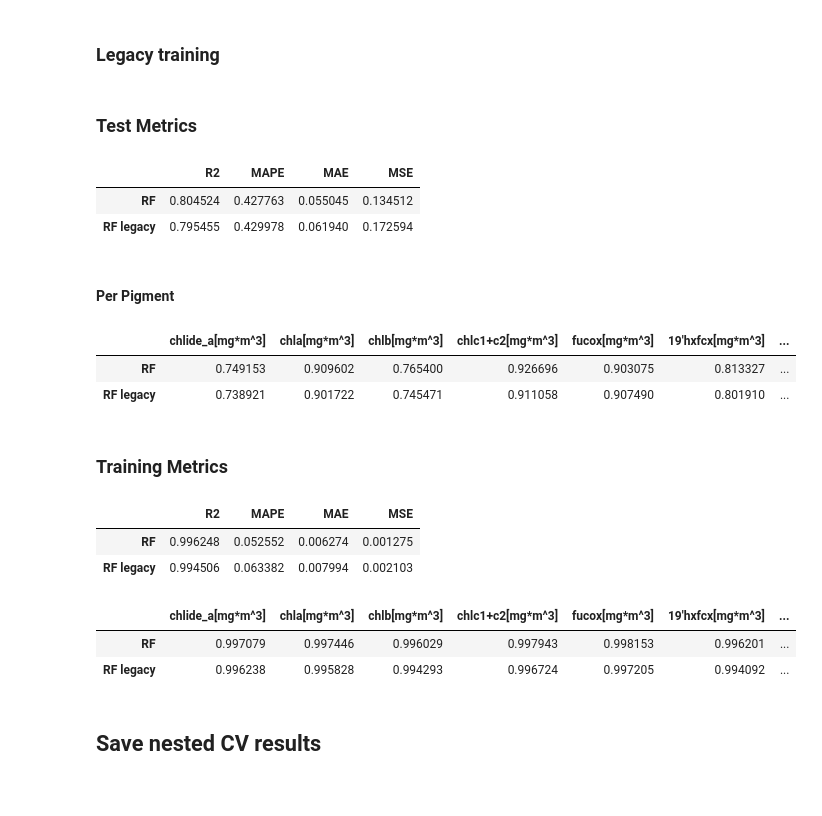
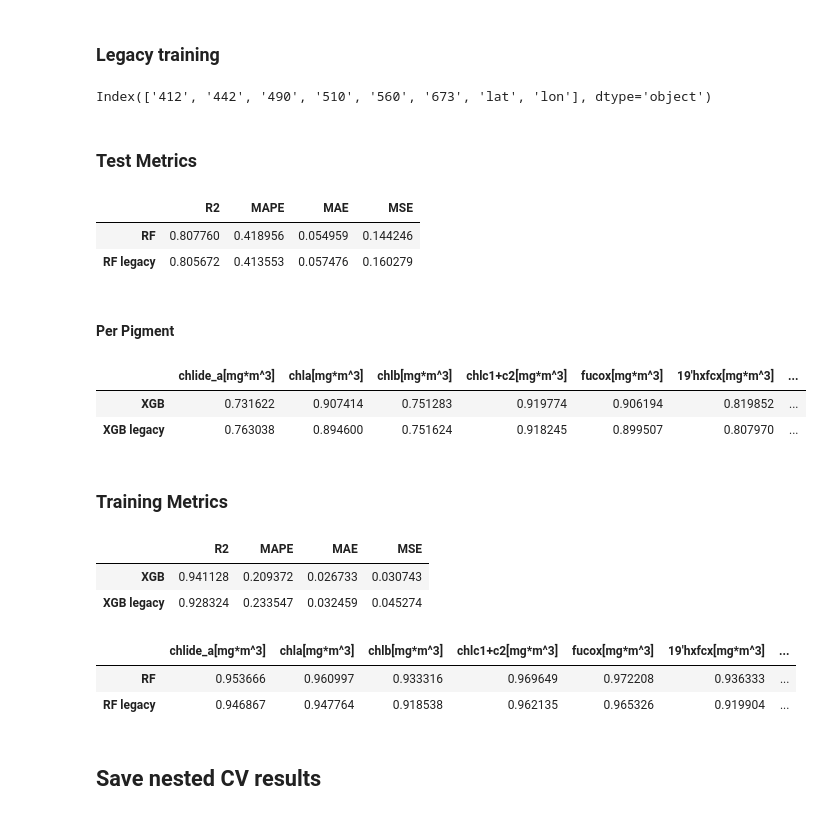
Before and after one commit to Kissyfur/pigment-retrieval-from-olci, a Jupyter notebook: notebooks/nestedCV/Cross_Validation_XGBoost.ipynb, the cells around one changed output. Saved outputs shown, nothing was run; the diff lists cells and outputs as text; code cells hidden in the pictures.

```diff
--- a/notebooks/nestedCV/Cross_Validation_XGBoost.ipynb
+++ b/notebooks/nestedCV/Cross_Validation_XGBoost.ipynb
@@ -49,29 +49,17 @@ pigments = ['chlide_a[mg*m^3]', 'chla[mg*m^3]', 'chlb[mg*m^3]', 'chlc1+c2[mg*m^3
 
 
 param_dist = {
-    'n_estimators': [50, 100, 200, 500, 1000, 1500, 2000],
-    'max_depth': [2, 3, 5, 7, 10, 15],
-    'learning_rate': [0.01, 0.05, 0.1, 0.2, 0.3],
-    'subsample': [0.5, 0.7, 0.8, 0.9, 1.0],
-    'colsample_bytree': [0.5, 0.7, 0.8, 0.9, 1.0],
-    'gamma': [0, 0.1, 0.2, 0.5, 1.0],
-    'reg_alpha': [0, 0.01, 0.1, 1, 10],  # L1 regularization
-    'reg_lambda': [1, 0.01, 0.1, 10, 100],  # L2 regularization
-    'min_child_weight': [1, 2, 3, 5, 10]
-}
-
-param_dist= {
-    'n_estimators': np.arange(50, 300, 25),       # Number of boosting rounds
-    'max_depth': [3, 4, 5, 6, 7, 8, 10],          # Maximum depth of a tree
-    'eta': [0.01, 0.05, 0.1, 0.2, 0.3],           # Learning rate (aka learning_rate)
-    'colsample_bytree': [0.5, 0.6, 0.75, 0.9, 1.0],  # Feature subsample ratio per tree
-    'min_child_weight': [1, 2, 3, 4, 5, 6, 10],    # Minimum sum of instance weight (hessian)
-    'subsample': [0.5, 0.6, 0.75, 0.9, 1.0],       # Row subsample ratio
-    'gamma': [0, 0.01, 0.1, 0.3, 0.5],             # Minimum loss reduction to split
-    'lambda': [0.5, 1.0, 1.5, 2.0],                # L2 regularization
-    'alpha': [0, 0.01, 0.1, 0.5, 1.0],             # L1 regularization
-    'booster': ['gbtree', 'dart'],                # Type of booster to use
-    'tree_method': ['auto'],                      # Can consider 'hist' for large datasets
+    'n_estimators': [100, 150, 175],                # Keep max low to avoid overfitting
+    'max_depth': [3, 4, 5],                         # Shallower trees generalize better
+    'eta': [0.025, 0.05],                           # Conservative learning rate
+    'colsample_bytree': [0.6, 0.75],                # Regularization via feature subsampling
+    'min_child_weight': [4, 5, 6],                  # Penalize small leaves (controls complexity)
+    'subsample': [0.5, 0.6, 0.75],                  # Row-level subsampling
+    'gamma': [0.3, 0.5],                            # Minimum loss reduction to split
+    'lambda': [5.0, 10.0],                          # Stronger L2 regularization
+    'alpha': [0.5, 1.0],                            # Stronger L1 regularization
+    'booster': ['gbtree'],                          # DART is nice but riskier on small data
+    'tree_method': ['auto'],                        # Use 'hist' if your data is big
 }
 
 
@@ -90,13 +78,14 @@ def ncv_xgboost(x, y, param_d, score, score_aux=None, outer_splits=5, inner_spli
         X_train, X_test = x.iloc[train_idx].copy(), x.iloc[test_idx].copy()
         y_train, y_test = y.iloc[train_idx].copy(), y.iloc[test_idx].copy()
         X_train, y_train = augment_data(X_train, y_train, replicate=5)
-        X_train.loc[:, ['lat', 'lon']] = fill_random_2d(X_train.loc[:, ['lat', 'lon']].values, 0.1)
+        X_train.loc[:, ['lat']] = fill_value_2d(X_train.loc[:, ['lat']].values, val= np.nan, percent=0.1)
+        X_train.loc[:, ['lon']] = fill_value_2d(X_train.loc[:, ['lon']].values, val= np.nan, percent=0.1)
         #X_train.loc[:, :] = fill_random_2d(X_train.loc[:, :].values, 0.1)
 
         kfold_inner = KFold(n_splits=inner_splits, shuffle=True, random_state=seed)
 
         # RandomizedSearchCV for hyperparameter tuning
-        model = XGBRegressor(random_state=seed, verbosity=0)
+        model = xgb.XGBRegressor(random_state=seed, verbosity=0)
         randomized_search = RandomizedSearchCV(
             estimator=model,
             param_distributions=param_d,
@@ -115,7 +104,7 @@ def ncv_xgboost(x, y, param_d, score, score_aux=None, outer_splits=5, inner_spli
         best_params = randomized_search.best_params_
 
         # Train a new model on the entire outer training set using the best hyperparameters
-        best_model = XGBRegressor(random_state=seed, verbosity=0, **best_params)
+        best_model = xgb.XGBRegressor(random_state=seed, verbosity=0, **best_params)
         best_model.fit(X_train, y_train)
 
         # Evaluate the model on the outer test set
@@ -211,7 +200,11 @@ mets_test = {key: np.mean(value, axis=0)  if key in met_names_test else value fo
 # %% [markdown]
 ### Legacy training
 # %%
-x_mini = x.drop(columns=["400", "620", "510", "665", "681", "708", "778", "865"])
+x_mini = x.drop(columns=["400", "620", "665", "681", "708", "778", "865"])
+# %%
+x_mini.columns
+# %% [output]
+Index(['412', '442', '490', '510', '560', '673', 'lat', 'lon'], dtype='object')
 # %%
 ncv_train_mini, ncv_test_mini = ncv_xgboost(x_mini, y, param_dist, custom_scorer, score_aux=metrics, n_it=n)
 # %%
@@ -231,16 +224,16 @@ pd.DataFrame({'R2':[mets_test['r2_log'], mets_test_mini['r2_log']],
              }, index=['RF', 'RF legacy'])
 # %% [output]
 |  | R2 | MAPE | MAE | MSE |
-| RF | 0.804524 | 0.427763 | 0.055045 | 0.134512 |
-| RF legacy | 0.795455 | 0.429978 | 0.061940 | 0.172594 |
+| RF | 0.807760 | 0.418956 | 0.054959 | 0.144246 |
+| RF legacy | 0.805672 | 0.413553 | 0.057476 | 0.160279 |
 # %% [markdown]
 #### Per Pigment
 # %%
-pd.DataFrame([mets_test['r2_log_per_class'], mets_test_mini['r2_log_per_class']], columns=pigments, index=['RF', 'RF legacy'])
+pd.DataFrame([mets_test['r2_log_per_class'], mets_test_mini['r2_log_per_class']], columns=pigments, index=['XGB', 'XGB legacy'])
 # %% [output]
 |  | chlide_a[mg*m^3] | chla[mg*m^3] | chlb[mg*m^3] | chlc1+c2[mg*m^3] | fucox[mg*m^3] | 19'hxfcx[mg*m^3] | ... |
-| RF | 0.749153 | 0.909602 | 0.765400 | 0.926696 | 0.903075 | 0.813327 | ... |
-| RF legacy | 0.738921 | 0.901722 | 0.745471 | 0.911058 | 0.907490 | 0.801910 | ... |
+| XGB | 0.731622 | 0.907414 | 0.751283 | 0.919774 | 0.906194 | 0.819852 | ... |
+| XGB legacy | 0.763038 | 0.894600 | 0.751624 | 0.918245 | 0.899507 | 0.807970 | ... |
 # %% [markdown]
 ### Training Metrics
 # %%
@@ -248,17 +241,17 @@ pd.DataFrame({'R2':[mets_train['r2_log'], mets_train_mini['r2_log']],
               'MAPE':[mets_train['mape'], mets_train_mini['mape']],
               'MAE':[mets_train['mae'], mets_train_mini['mae']],
               'MSE':[mets_train['mse'], mets_train_mini['mse']]
-             }, index=['RF', 'RF legacy'])
+             }, index=['XGB', 'XGB legacy'])
 # %% [output]
 |  | R2 | MAPE | MAE | MSE |
-| RF | 0.996248 | 0.052552 | 0.006274 | 0.001275 |
-| RF legacy | 0.994506 | 0.063382 | 0.007994 | 0.002103 |
+| XGB | 0.941128 | 0.209372 | 0.026733 | 0.030743 |
+| XGB legacy | 0.928324 | 0.233547 | 0.032459 | 0.045274 |
 # %%
 pd.DataFrame([mets_train['r2_log_per_class'], mets_train_mini['r2_log_per_class']], columns=pigments, index=['RF', 'RF legacy'])
 # %% [output]
 |  | chlide_a[mg*m^3] | chla[mg*m^3] | chlb[mg*m^3] | chlc1+c2[mg*m^3] | fucox[mg*m^3] | 19'hxfcx[mg*m^3] | ... |
-| RF | 0.997079 | 0.997446 | 0.996029 | 0.997943 | 0.998153 | 0.996201 | ... |
-| RF legacy | 0.996238 | 0.995828 | 0.994293 | 0.996724 | 0.997205 | 0.994092 | ... |
+| RF | 0.953666 | 0.960997 | 0.933316 | 0.969649 | 0.972208 | 0.936333 | ... |
+| RF legacy | 0.946867 | 0.947764 | 0.918538 | 0.962135 | 0.965326 | 0.919904 | ... |
 # %% [markdown]
 ## Save nested CV results
 # %%
```
Also changed, not shown: parts of 7 cells of this notebook, 16 other files.
